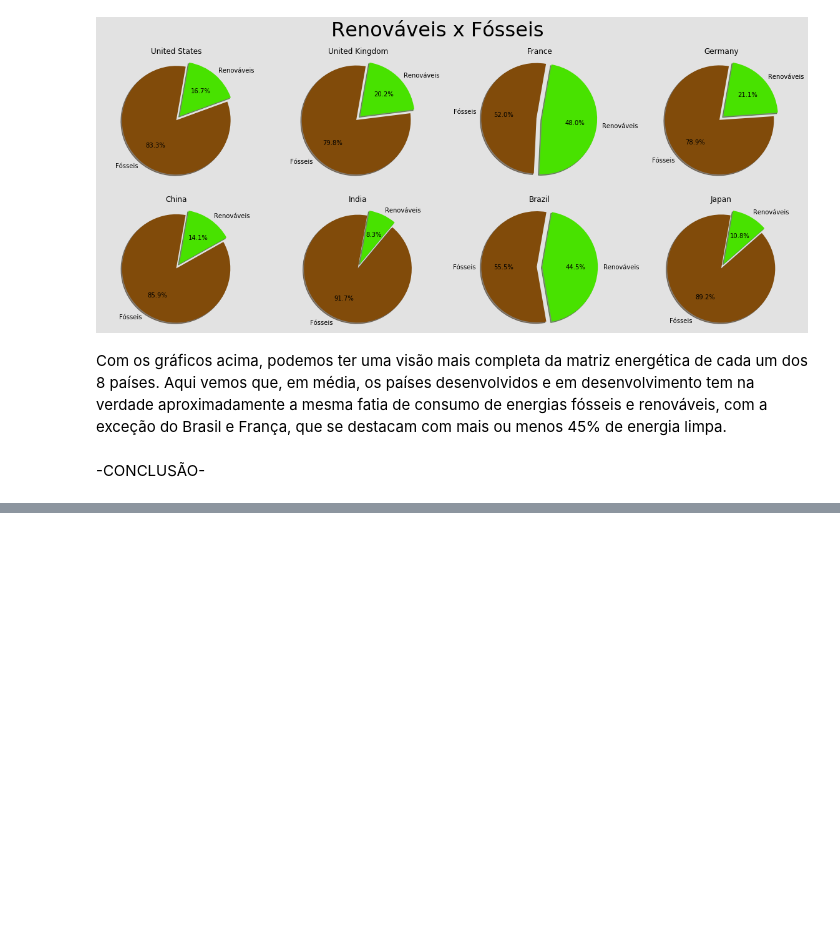
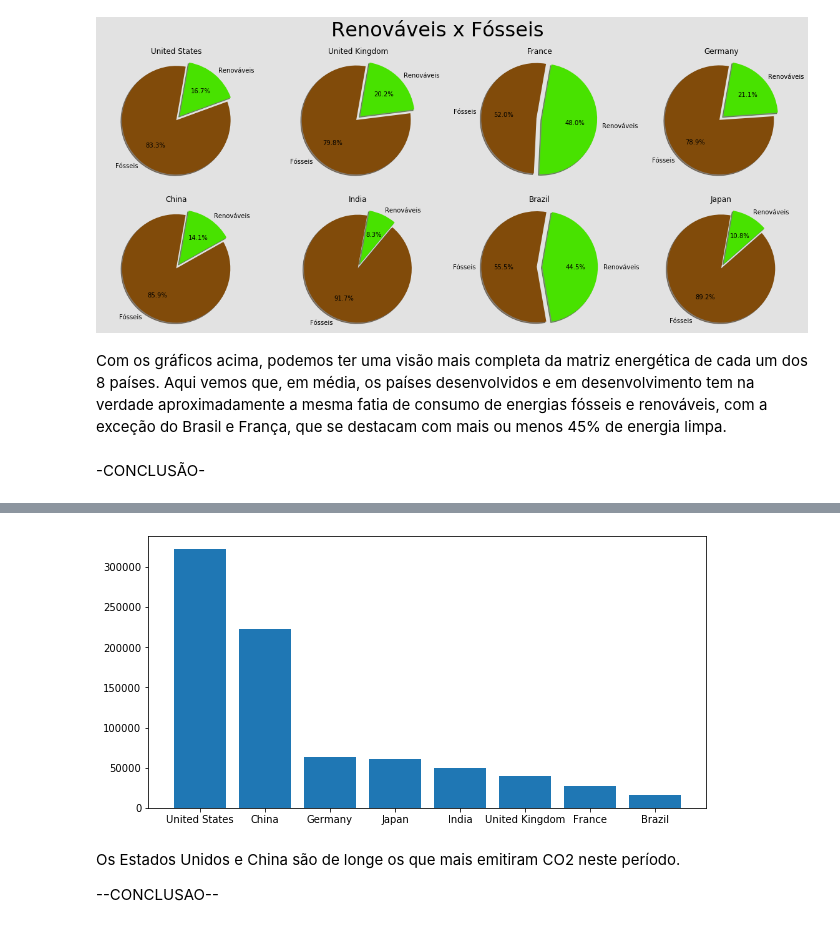
Before and after one commit to leoDomingos/Introducao-ao-aquecimento-global, a Jupyter notebook: main.ipynb, the cells around one changed output, grey strips where cells are left out. Drawn from its saved outputs; the diff is of its cells as text; code cells hidden in the pictures; blank space fills up the shorter version.

Commit message:
co2 total - feito
adicionado o co2-emissions no ./data

```diff
--- a/main.ipynb
+++ b/main.ipynb
@@ -281,8 +285,8 @@ for pais in potencias:
 current_row = 0
 current_column = 0
 for pais in potencias:
-    data = [medias_fosseis[pais], medias_renovaveis[pais]]
-    axis[current_row, current_column].pie(data,
+    emissions_data = [medias_fosseis[pais], medias_renovaveis[pais]]
+    axis[current_row, current_column].pie(emissions_data,
                                           labels=labels,
                                           explode=explode,
                                           autopct='%1.1f%%',
@@ -303,0 +318,36 @@ Com os gráficos acima, podemos ter uma visão mais completa da matriz energéti
+# %%
+# Para isso, vamos precisar de outro csv que contem a emissão de co2 de cada país
+greenhouse_data = pd.read_csv("./data/co2-emissions.csv")
+
+
+# Dependência de fósseis
+dict_greenhouse_total = {}
+for pais in potencias:
+    dict_greenhouse_total[pais] = []
+
+ano_inicial = 1950
+ano_final = 2020
+for index,row in greenhouse_data.iterrows():
+    if row.country in potencias:
+        if row.year in range(ano_inicial, ano_final):
+            if type(row.co2 == int) or type(row.co2 == float):
+                dict_greenhouse_total[row.country].append(row.co2)
+            else:
+                dict_greenhouse_total[row.country].append(np.average(dict_greenhouse_total[row.country]))
+
+# Agora, vamos ver o total de cada lista
+for pais, emissao in dict_greenhouse_total.items():
+    dict_greenhouse_total[pais] = sum(emissao)
+# %%
+# Criando um DataFrame, para podermos organizar o gráfico
+paises = pd.Series(dict_greenhouse_total.keys())
+emissoes = pd.Series(dict_greenhouse_total.values())
+paises_e_emisoes = {
+    "Paises":paises,
+    "Emissoes":emissoes
+}
+total_greenhouse_df = pd.DataFrame(paises_e_emisoes)
+
+# Agora que temos o DataFrame, é fácil organizar ele
+sorted_total_greenhouse_df = total_greenhouse_df.sort_values("Emissoes", ascending=False, axis=0)
+sorted_total_greenhouse_df
@@ -303,0 +364,10 @@ Com os gráficos acima, podemos ter uma visão mais completa da matriz energéti
+# %%
+# Fazendo o gráfico
+plt.subplots(figsize=(10, 5))
+plt.bar(x=sorted_total_greenhouse_df.Paises, height=sorted_total_greenhouse_df.Emissoes);
+# %% [output]
+[figure, added]
+# %% [markdown]
+Os Estados Unidos e China são de longe os que mais emitiram CO2 neste período.
+
+--CONCLUSAO--
```
Also changed, not shown: parts of 5 cells of this notebook, 1 other file.
